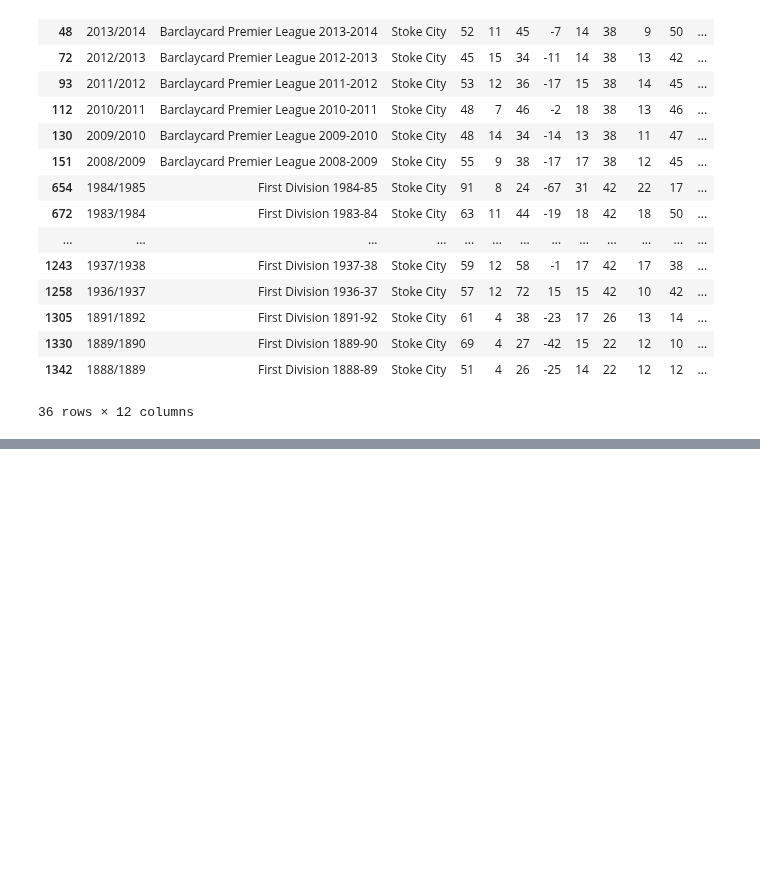
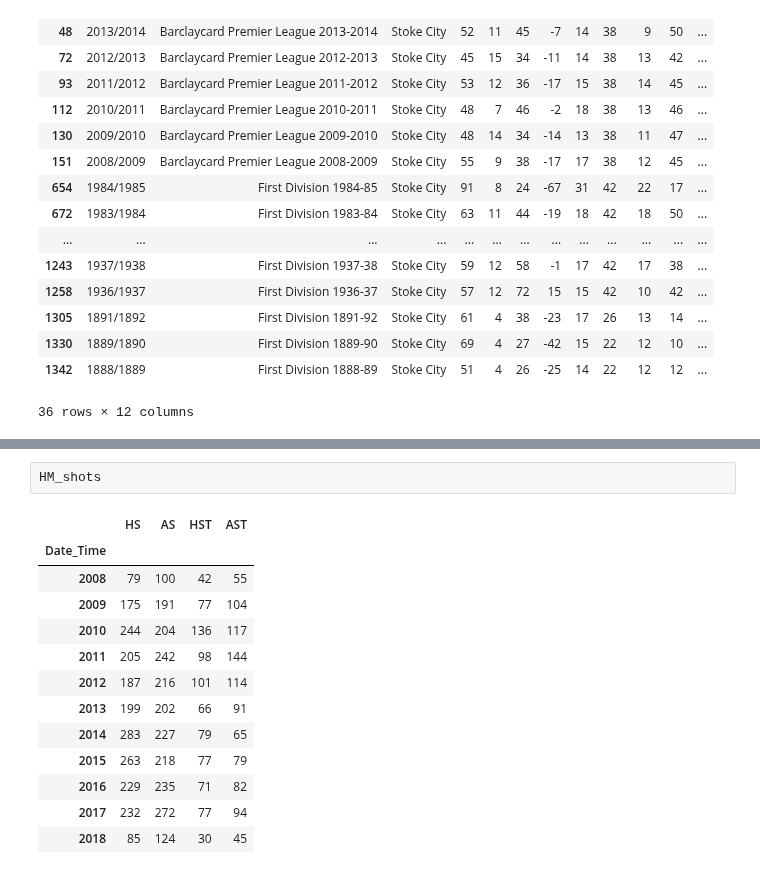
Before and after one commit to myfriendscallmeJ/a4, a Jupyter notebook: Project 4.ipynb, the cells around one changed output, grey strips where cells are left out. Drawn from its saved outputs; the diff is of its cells as text; blank space fills up the shorter version.

```diff
--- a/Project 4.ipynb
+++ b/Project 4.ipynb
@@ -702,0 +648,16 @@ page.find_all('tr',{'class':'tableDark','data-filtered-table-row-opta':'t43'})
+# %%
+HM_shots
+# %% [output]
+|  | HS | AS | HST | AST |
+| Date_Time |  |  |  |  |
+| 2008 | 79 | 100 | 42 | 55 |
+| 2009 | 175 | 191 | 77 | 104 |
+| 2010 | 244 | 204 | 136 | 117 |
+| 2011 | 205 | 242 | 98 | 144 |
+| 2012 | 187 | 216 | 101 | 114 |
+| 2013 | 199 | 202 | 66 | 91 |
+| 2014 | 283 | 227 | 79 | 65 |
+| 2015 | 263 | 218 | 77 | 79 |
+| 2016 | 229 | 235 | 71 | 82 |
+| 2017 | 232 | 272 | 77 | 94 |
+| 2018 | 85 | 124 | 30 | 45 |
```
Also changed, not shown: parts of 18 cells of this notebook, 1 other file.
